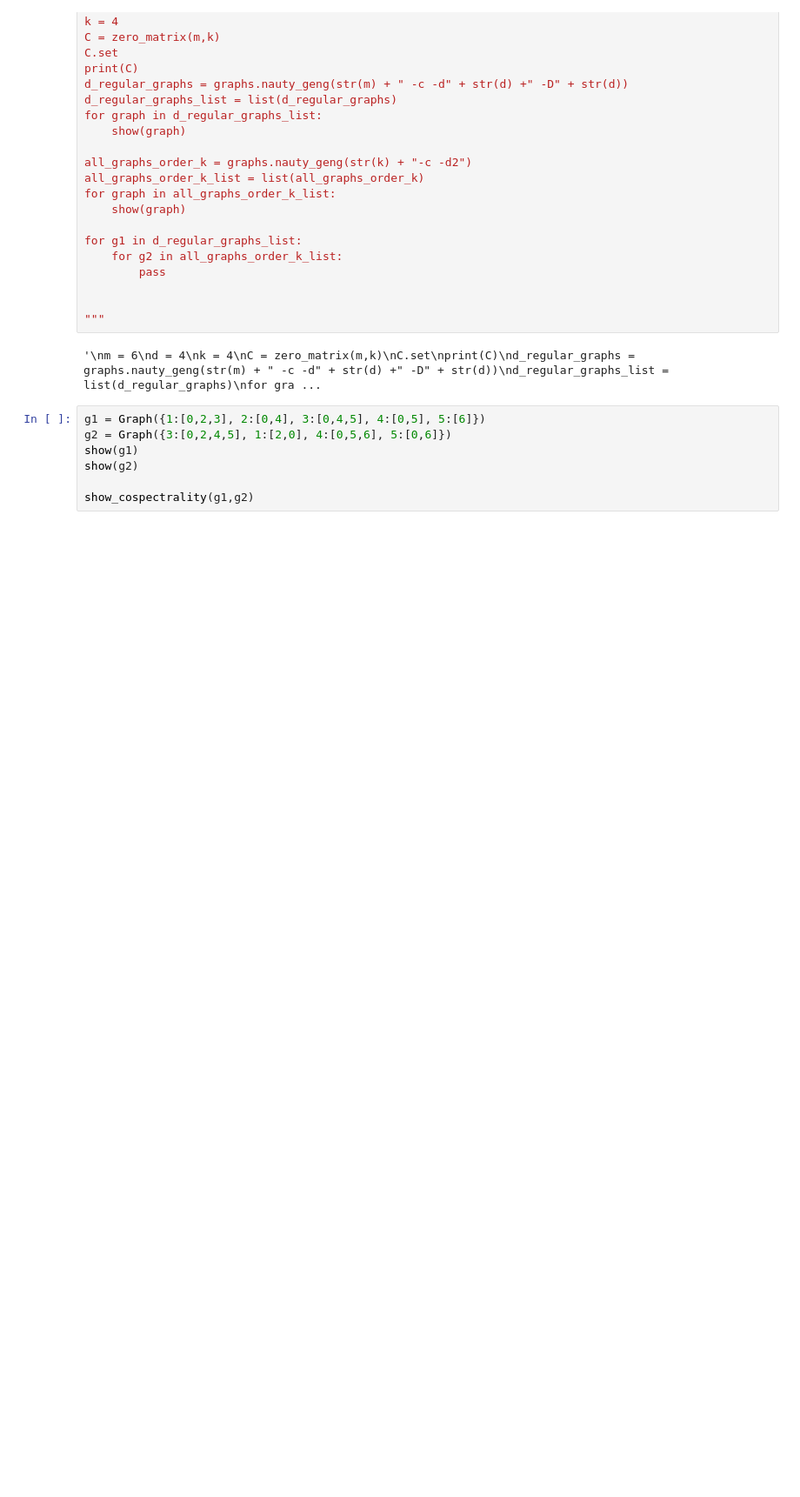
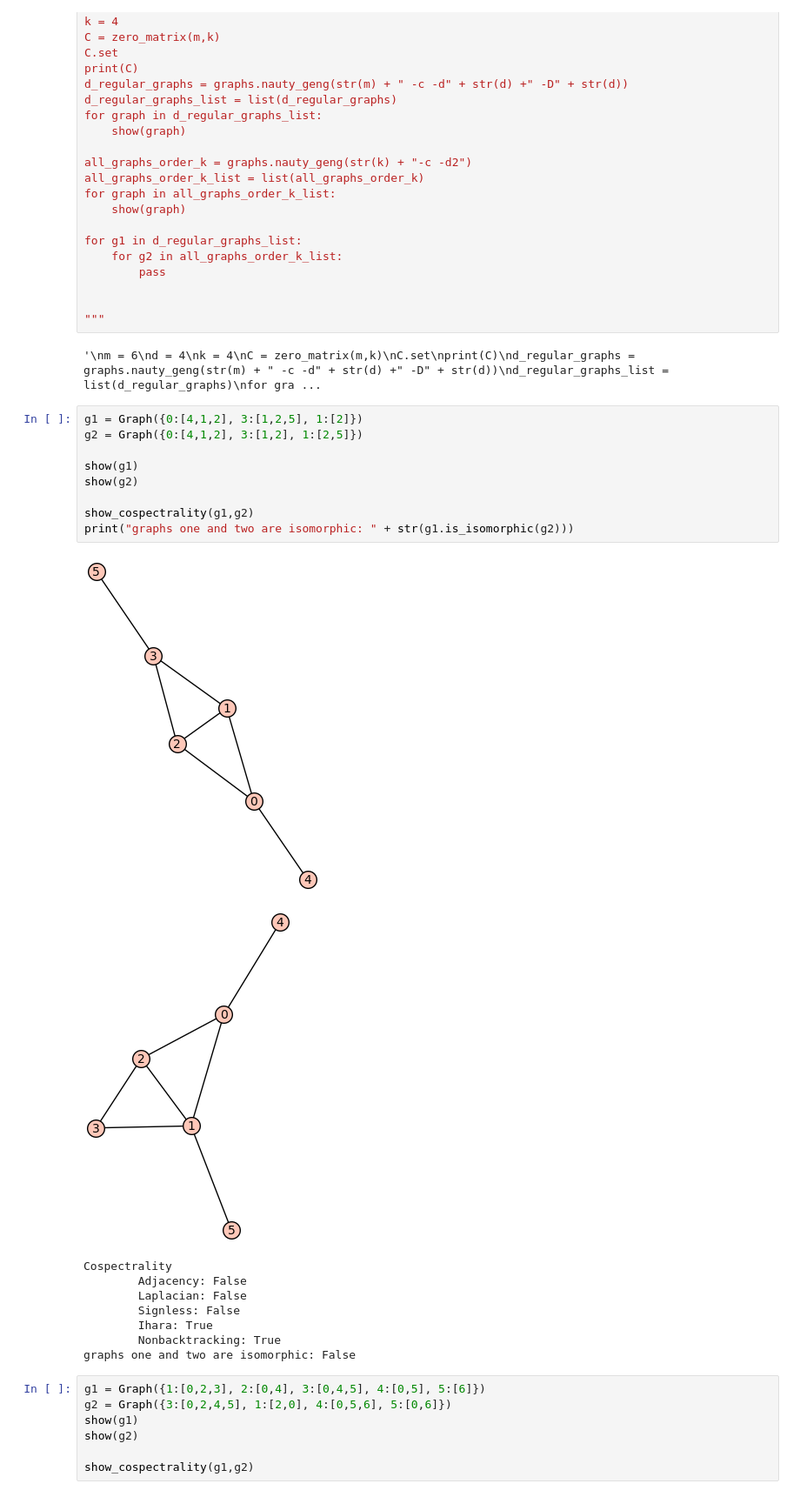
Before and after one commit to davizacheu/Spectral-Graph-Theory-Research, a Jupyter notebook: NB_Functions.ipynb, the cells around one changed output. Shown: that part at 87% size. Drawn from its saved outputs; the diff is of its cells as text; blank space fills up the shorter version.

```diff
--- a/NB_Functions.ipynb
+++ b/NB_Functions.ipynb
@@ -356,6 +802,25 @@ for g1 in d_regular_graphs_list:
 """
 # %% [output]
 '\nm = 6\nd = 4\nk = 4\nC = zero_matrix(m,k)\nC.set\nprint(C)\nd_regular_graphs = graphs.nauty_geng(str(m) + " -c -d" + str(d) +" -D" + str(d))\nd_regular_graphs_list = list(d_regular_graphs)\nfor gra ...
+# %%
+g1 = Graph({0:[4,1,2], 3:[1,2,5], 1:[2]})
+g2 = Graph({0:[4,1,2], 3:[1,2], 1:[2,5]})
+
+show(g1)
+show(g2)
+
+show_cospectrality(g1,g2)
+print("graphs one and two are isomorphic: " + str(g1.is_isomorphic(g2)))
+# %% [output]
+[figure, added]
+[figure, added]
+Cospectrality
+        Adjacency: False
+        Laplacian: False
+        Signless: False
+        Ihara: True
+        Nonbacktracking: True
+graphs one and two are isomorphic: False
 # %%
 g1 = Graph({1:[0,2,3], 2:[0,4], 3:[0,4,5], 4:[0,5], 5:[6]})
 g2 = Graph({3:[0,2,4,5], 1:[2,0], 4:[0,5,6], 5:[0,6]})
```
Also changed, not shown: parts of 18 cells of this notebook, 1 other file.
